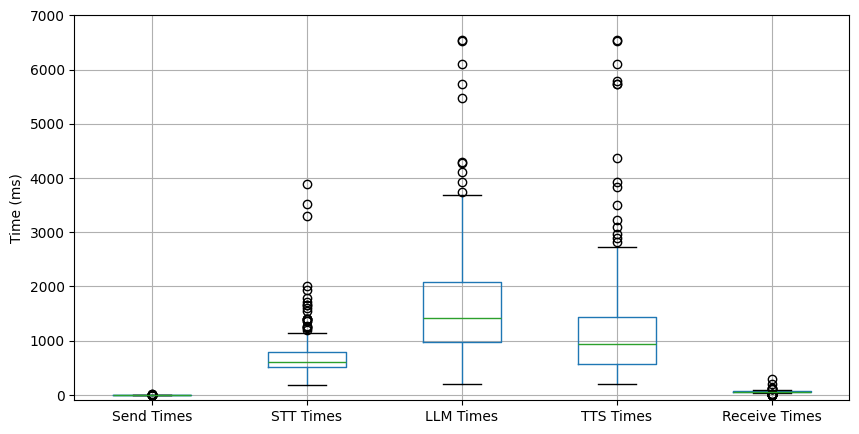
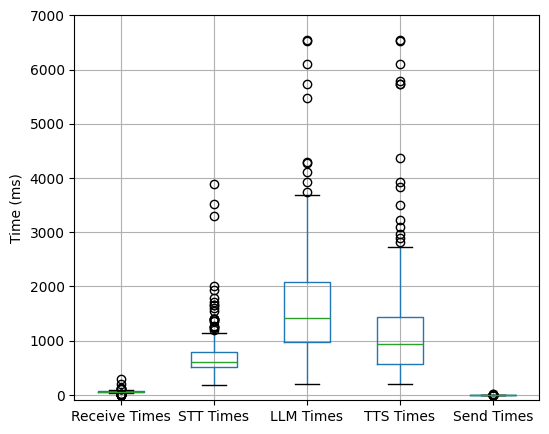
Unified diff of the notebook cell whose output changed from the first chart to the second:
--- before
+++ after
@@ -1,3 +1,3 @@
-plt.figure(figsize=(10, 5))
+plt.figure(figsize=(6, 5))
 df.boxplot()
 # plt.title("Boxplot of All Times")

Commit: update